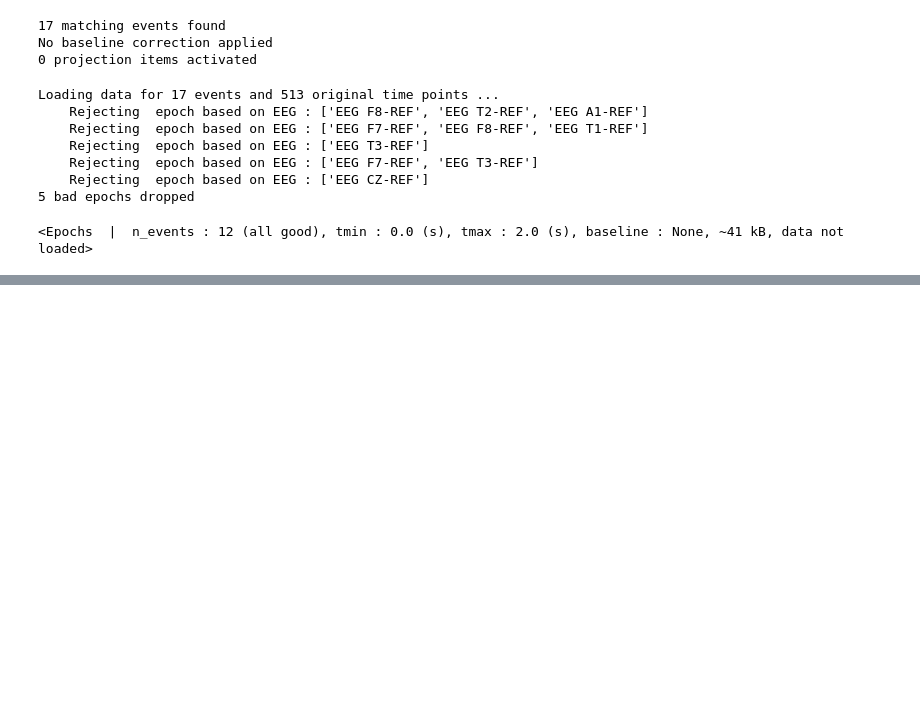
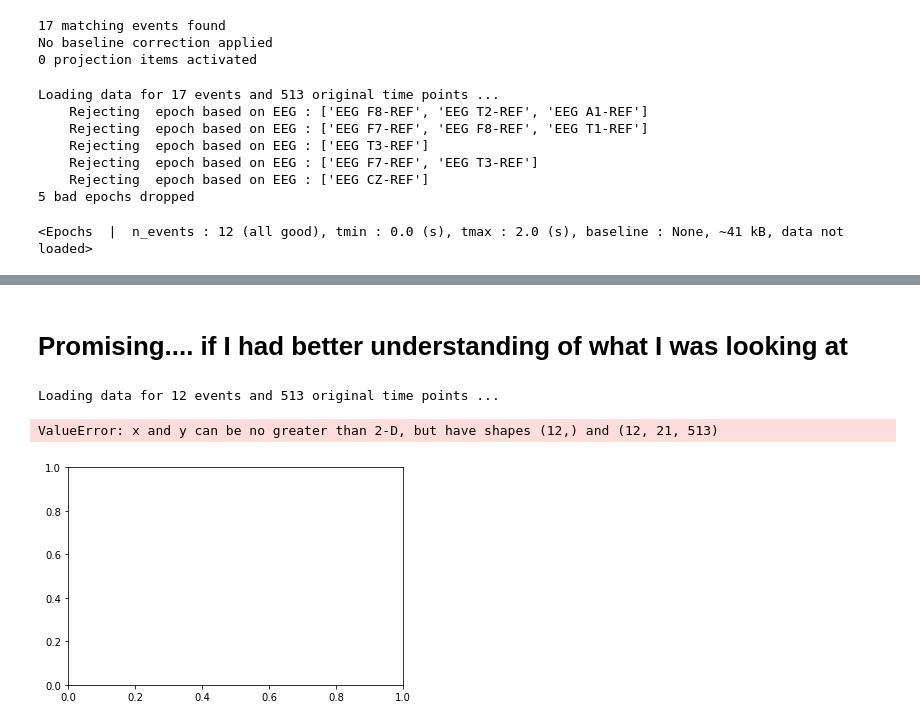
Before and after one commit to voytekresearch/EEGMapping, a Jupyter notebook: MNE-TUH.ipynb, the cells around one changed output, grey strips where cells are left out. Cells and saved outputs as stored; diff of their text form; code cells hidden in the pictures; blank space fills up the shorter version.

```diff
--- a/MNE-TUH.ipynb
+++ b/MNE-TUH.ipynb
@@ -381,0 +425,12 @@ Loading data for 17 events and 513 original time points ...
+# %% [markdown]
+# Promising.... if I had better understanding of what I was looking at
+# %%
+%matplotlib inline
+import matplotlib.pyplot as plt
+
+plt.plot(epochs._get_data())
+# plt.plot(eeg_dat._data[,0:500])
+# %% [output]
+Loading data for 12 events and 513 original time points ...
+ValueError: x and y can be no greater than 2-D, but have shapes (12,) and (12, 21, 513)
+[figure, added]
```
Also changed, not shown: parts of 13 cells of this notebook.
